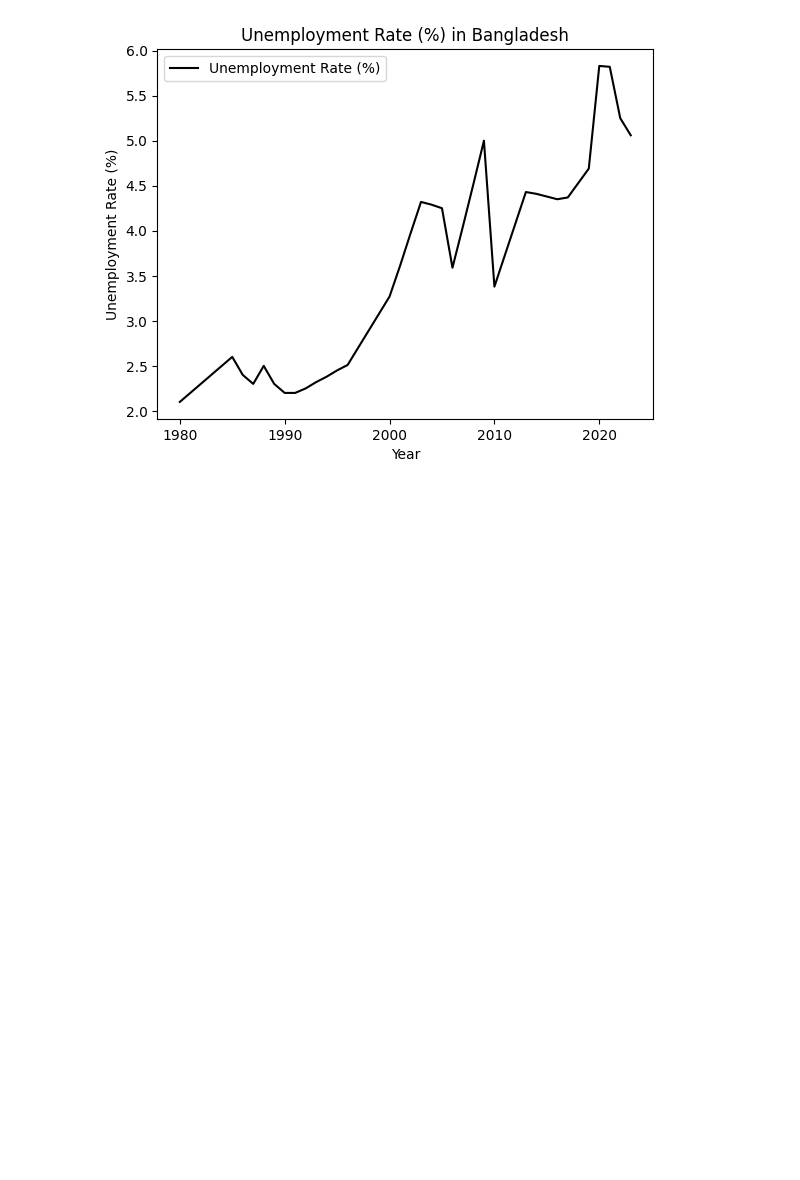
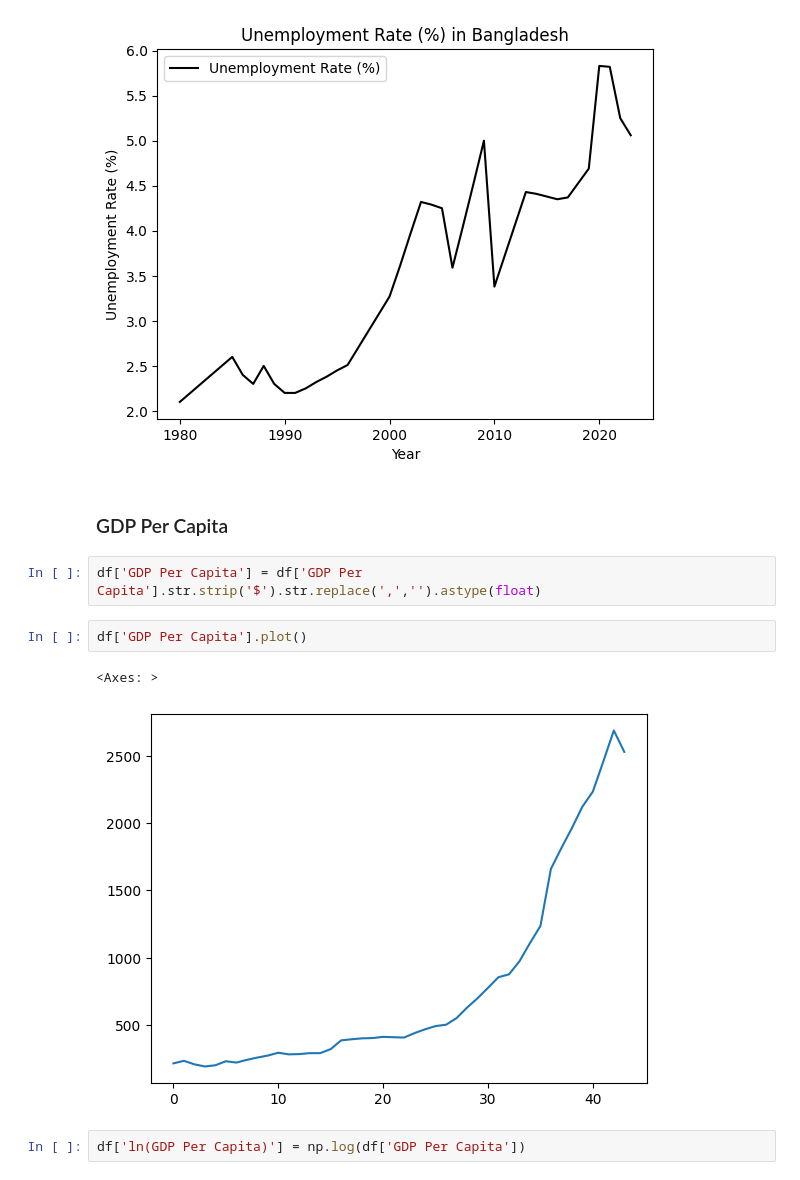
Before and after one commit to aneesakram/bangladesh-analysis, a Jupyter notebook: bangladesh_analysis.ipynb, the cells around one changed output. Saved outputs shown, nothing was run; the diff lists cells and outputs as text; blank space fills up the shorter version.

```diff
--- a/bangladesh_analysis.ipynb
+++ b/bangladesh_analysis.ipynb
@@ -184,3 +149,14 @@ plt.legend(['Unemployment Rate (%)'])
 # %% [output]
 <matplotlib.legend.Legend at 0x...>
 [figure]
+# %% [markdown]
+### GDP Per  Capita
+# %%
+df['GDP Per Capita'] = df['GDP Per Capita'].str.strip('$').str.replace(',','').astype(float)
+# %%
+df['GDP Per Capita'].plot()
+# %% [output]
+<Axes: >
+[figure, added]
+# %%
+df['ln(GDP Per Capita)'] = np.log(df['GDP Per Capita'])
```
Also changed, not shown: parts of 17 cells of this notebook.
